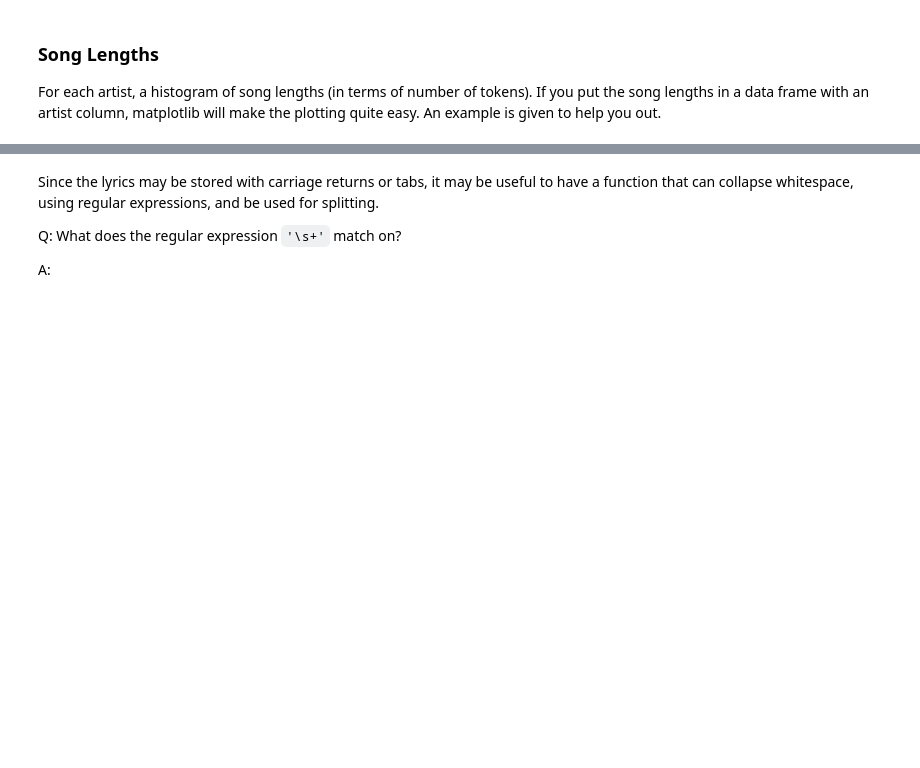
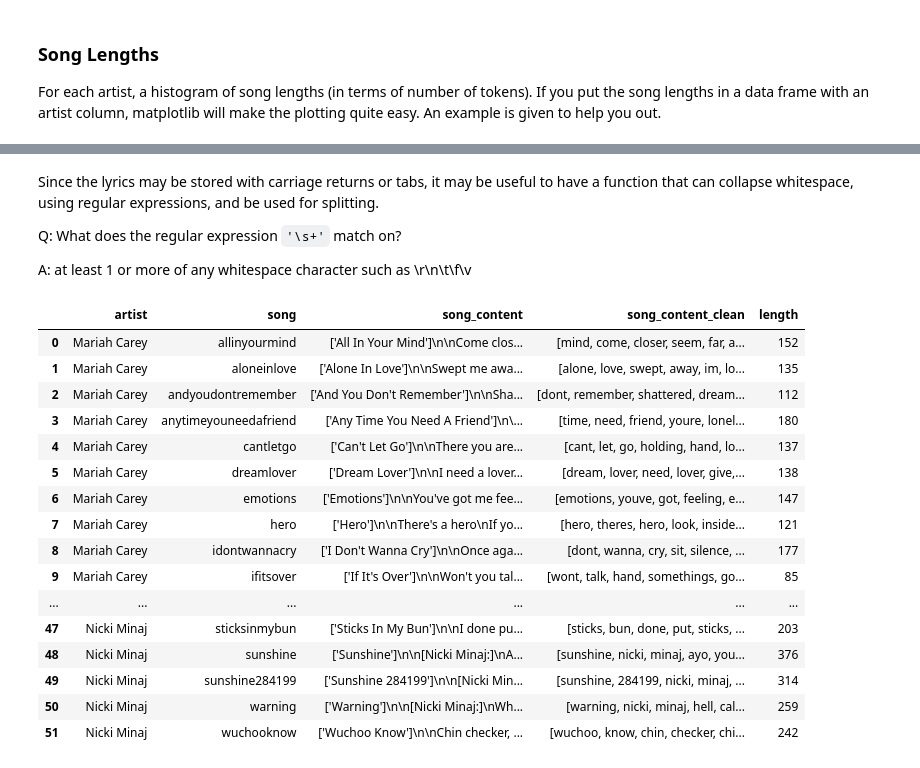
Before and after one commit to dingyiduan7/ADS_509_module2, a Jupyter notebook: Lyrics and Description EDA.ipynb, the cells around one changed output, grey strips where cells are left out. Cells and saved outputs as stored; diff of their text form; code cells hidden in the pictures; blank space fills up the shorter version.

```diff
--- a/Lyrics and Description EDA.ipynb
+++ b/Lyrics and Description EDA.ipynb
@@ -353,7 +445,7 @@ Since the lyrics may be stored with carriage returns or tabs, it may be useful t
 
 Q: What does the regular expression `'\s+'` match on?
 
-A:
+A: at least 1 or more of any whitespace character such as \r\n\t\f\v
 # %%
 collapse_whitespace = re.compile(r'\s+')
 
@@ -362,3 +454,26 @@ def tokenize_lyrics(lyric) :
     return([item.lower() for item in collapse_whitespace.split(lyric)])
 # %%
 # Your lyric length comparison chart here.
+
+# let add the length col in our lyrics dataframe
+
+lyrics_df['length'] = [len(lyrics_df['song_content_clean'][i]) for i in range(len(lyrics_df))]
+lyrics_df
+# %% [output]
+|  | artist | song | song_content | song_content_clean | length |
+| 0 | Mariah Carey | allinyourmind | ['All In Your Mind']\n\nCome clos... | [mind, come, closer, seem, far, a... | 152 |
+| 1 | Mariah Carey | aloneinlove | ['Alone In Love']\n\nSwept me awa... | [alone, love, swept, away, im, lo... | 135 |
+| 2 | Mariah Carey | andyoudontremember | ['And You Don't Remember']\n\nSha... | [dont, remember, shattered, dream... | 112 |
+| 3 | Mariah Carey | anytimeyouneedafriend | ['Any Time You Need A Friend']\n\... | [time, need, friend, youre, lonel... | 180 |
+| 4 | Mariah Carey | cantletgo | ['Can't Let Go']\n\nThere you are... | [cant, let, go, holding, hand, lo... | 137 |
+| 5 | Mariah Carey | dreamlover | ['Dream Lover']\n\nI need a lover... | [dream, lover, need, lover, give,... | 138 |
+| 6 | Mariah Carey | emotions | ['Emotions']\n\nYou've got me fee... | [emotions, youve, got, feeling, e... | 147 |
+| 7 | Mariah Carey | hero | ['Hero']\n\nThere's a hero\nIf yo... | [hero, theres, hero, look, inside... | 121 |
+| 8 | Mariah Carey | idontwannacry | ['I Don't Wanna Cry']\n\nOnce aga... | [dont, wanna, cry, sit, silence, ... | 177 |
+| 9 | Mariah Carey | ifitsover | ['If It's Over']\n\nWon't you tal... | [wont, talk, hand, somethings, go... | 85 |
+| ... | ... | ... | ... | ... | ... |
+| 47 | Nicki Minaj | sticksinmybun | ['Sticks In My Bun']\n\nI done pu... | [sticks, bun, done, put, sticks, ... | 203 |
+| 48 | Nicki Minaj | sunshine | ['Sunshine']\n\n[Nicki Minaj:]\nA... | [sunshine, nicki, minaj, ayo, you... | 376 |
+| 49 | Nicki Minaj | sunshine284199 | ['Sunshine 284199']\n\n[Nicki Min... | [sunshine, 284199, nicki, minaj, ... | 314 |
+| 50 | Nicki Minaj | warning | ['Warning']\n\n[Nicki Minaj:]\nWh... | [warning, nicki, minaj, hell, cal... | 259 |
+| 51 | Nicki Minaj | wuchooknow | ['Wuchoo Know']\n\nChin checker, ... | [wuchoo, know, chin, checker, chi... | 242 |
```
Also changed, not shown: parts of 12 cells of this notebook.
